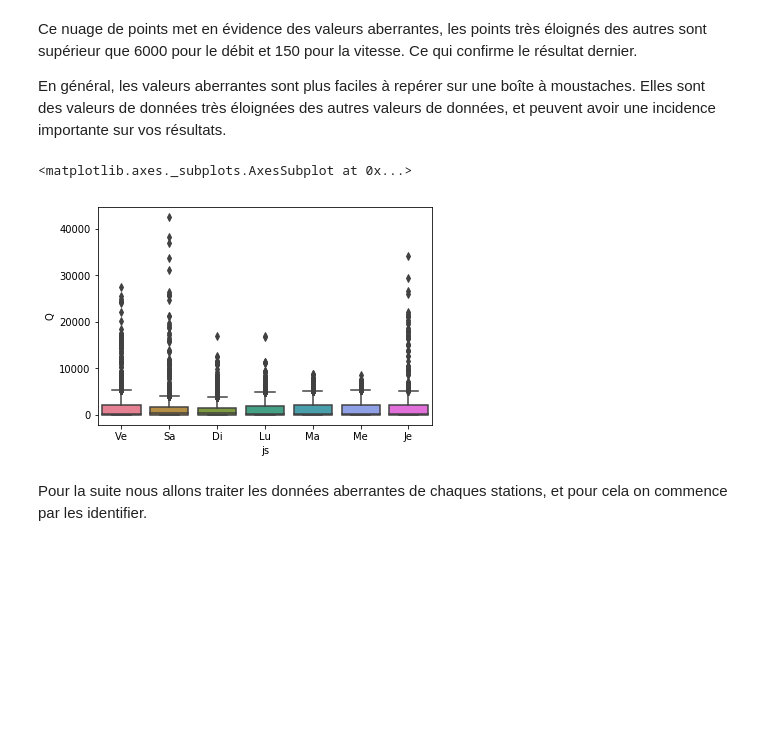
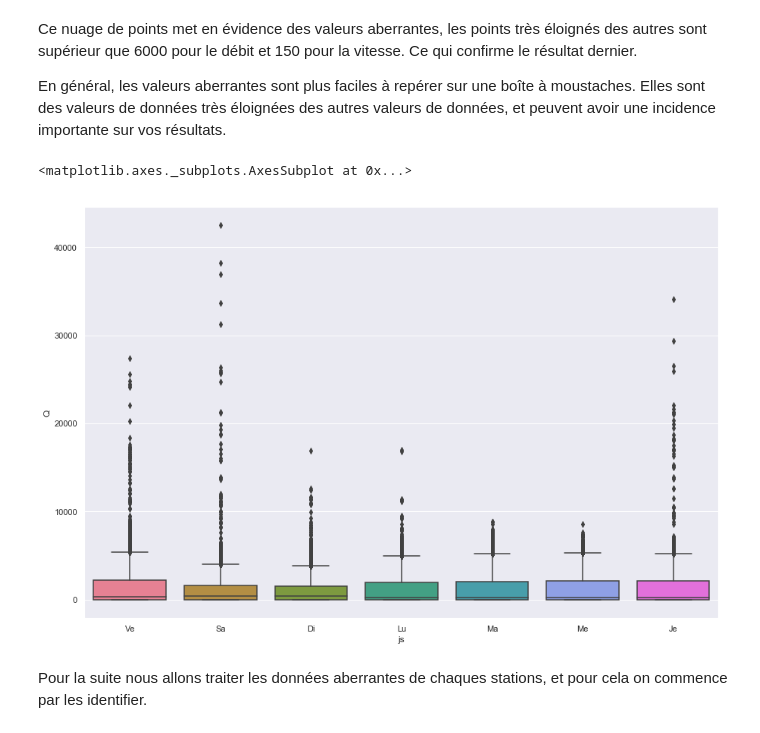
Before and after one commit to Oumayma13/comotagedirmed, a Jupyter notebook: TRAFIC ET COMPTAGES SUR LES AUTOROUTES - Le departement des Bouches-du-Rhone (1).ipynb, the cells around one changed output. Saved outputs shown, nothing was run; the diff lists cells and outputs as text; code cells hidden in the pictures; blank space fills up the shorter version.

```diff
--- a/TRAFIC ET COMPTAGES SUR LES AUTOROUTES - Le departement des Bouches-du-Rhone (1).ipynb
+++ b/TRAFIC ET COMPTAGES SUR LES AUTOROUTES - Le departement des Bouches-du-Rhone (1).ipynb
@@ -254,7 +258,8 @@ Nous pouvons aussi trouver les derniers résultats des sur-comptage et sur-vites
 Sur les nuages de points, les points très éloignés des autres sont de possibles valeurs aberrantes.
 En effectuant la commande suivant, on obtient un graphe de nuage :
 # %%
-import matplotlib.pyplot as plt
+sns.set()
+plt.figure(figsize=(10,7))
 plt.scatter(df3.Q, df3.Vitesse, s =.5)
 plt.title('Courbe Débit/vitesse pour l’autoroute A7')
 plt.xlabel('Débit véh/hr')
@@ -268,10 +273,12 @@ Ce nuage de points met en évidence des valeurs aberrantes, les points très él
 
 En général, les valeurs aberrantes sont plus faciles à repérer sur une boîte à moustaches. Elles sont des valeurs de données très éloignées des autres valeurs de données, et peuvent avoir une incidence importante sur vos résultats.
 # %%
+
+plt.figure(figsize=(15, 10))
 sns.boxplot(x= 'js' , y='Q', data = df3, palette = 'husl')
 # %% [output]
 <matplotlib.axes._subplots.AxesSubplot at 0x...>
-[figure, old version]
+[figure, new version]
 # %% [markdown]
  Pour la suite nous allons traiter les données aberrantes de chaques stations, et pour cela on commence par les identifier.
 # %% [markdown]
```
Also changed, not shown: parts of 10 cells of this notebook.
